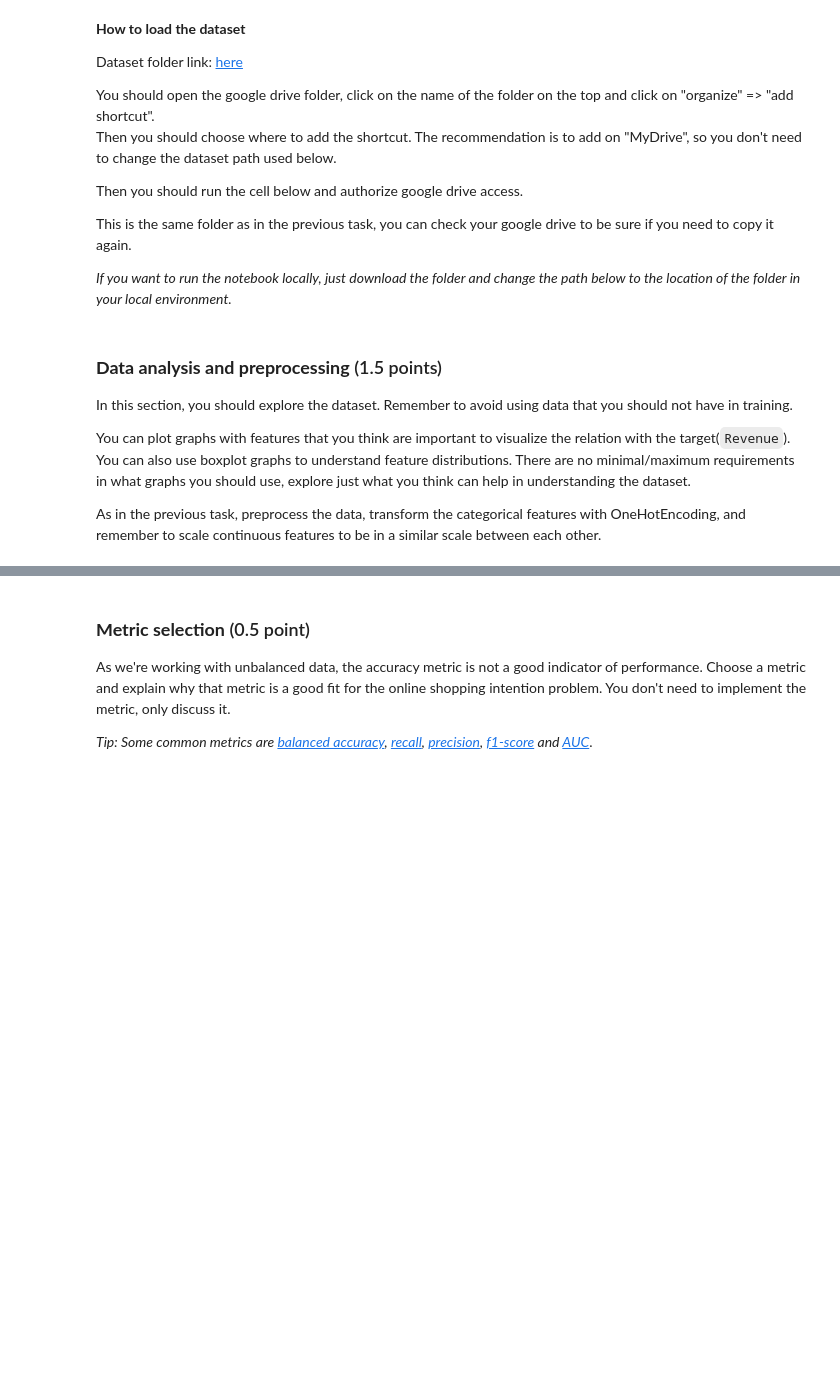
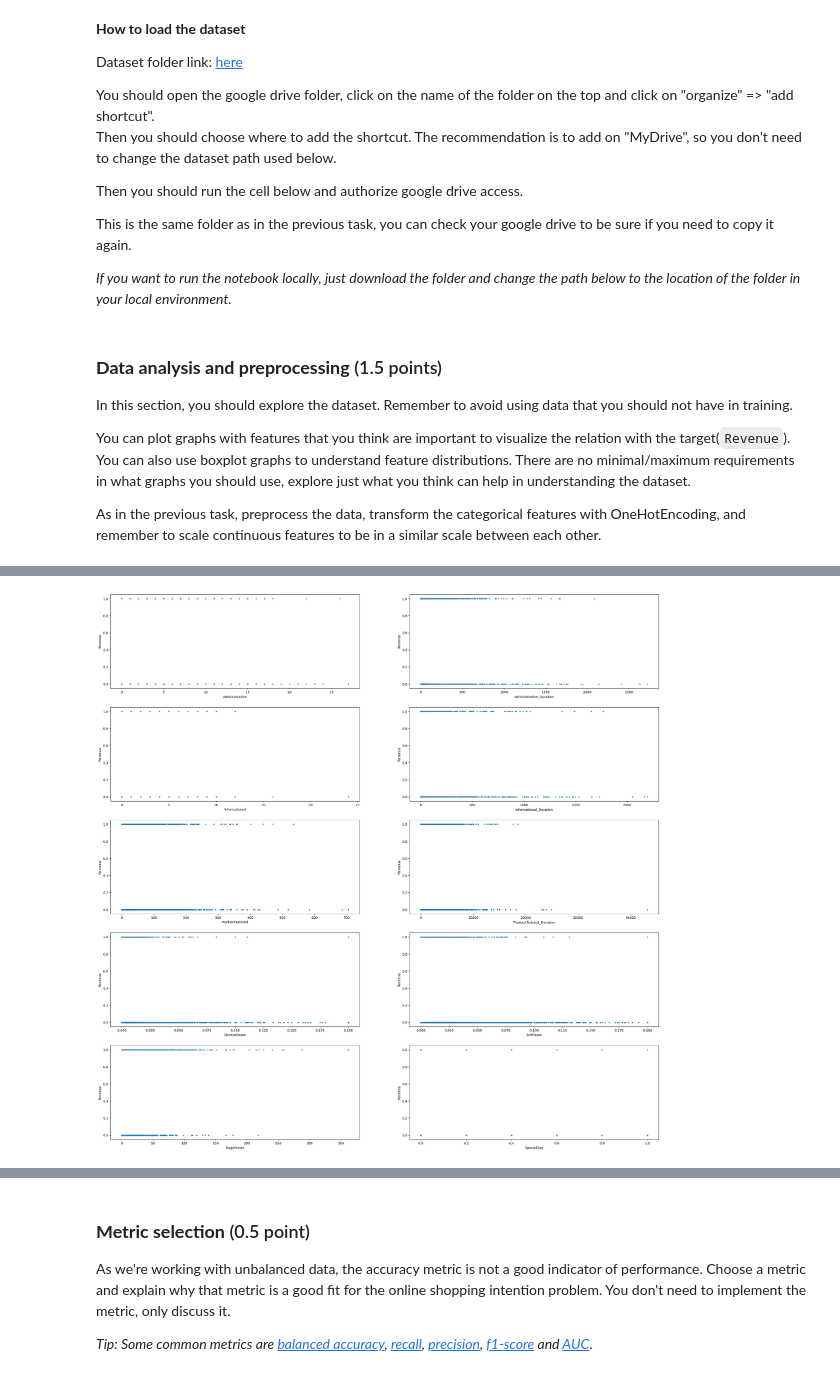
Before and after one commit to TheDeas343/MC886, a Jupyter notebook: Projects/P2/MC886_T2.ipynb, the cells around one changed output, grey strips where cells are left out. Saved outputs shown, nothing was run; the diff lists cells and outputs as text; code cells hidden in the pictures; blank space fills up the shorter version.

Commit message:
Plots básicos

```diff
--- a/Projects/P2/MC886_T2.ipynb
+++ b/Projects/P2/MC886_T2.ipynb
@@ -56,13 +56,22 @@ This is the same folder as in the previous task, you can check your google drive
 
 *If you want to run the notebook locally, just download the folder and change the path below to the location of the folder in your local environment.*
 # %%
-# link with google drive
-from google.colab import drive
+# Imports
 import pandas as pd
-drive.mount('/content/gdrive', force_remount=True)
+import matplotlib.pyplot as plt
+import numpy as np
+import seaborn as sns
+from matplotlib.pyplot import subplots
 
-# load dataset from google drive
-path = "gdrive/MyDrive/MC886 - Datasets/" + "online_shoppers_intention_mod.csv" # Change this to be the correct path if you added the dataset in a different location
+
+from sklearn.feature_selection import mutual_info_regression
+from sklearn.feature_selection import mutual_info_classif
+from sklearn.preprocessing import OrdinalEncoder
+from sklearn.model_selection import train_test_split
+from sklearn.preprocessing import StandardScaler
+from sklearn.metrics import mean_absolute_error, r2_score
+
+path = "online_shoppers_intention_mod.csv"
 df = pd.read_csv(path)
 # %% [markdown]
 ### **Data analysis and preprocessing** (1.5 points)
@@ -72,3 +81,67 @@ In this section, you should explore the dataset. Remember to avoid using data th
 You can plot graphs with features that you think are important to visualize the relation with the target(`Revenue`). You can also use boxplot graphs to understand feature distributions. There are no minimal/maximum requirements in what graphs you should use, explore just what you think can help in understanding the dataset.
 
 As in the previous task, preprocess the data, transform the categorical features with OneHotEncoding, and remember to scale continuous features to be in a similar scale between each other.
+# %%
+#Training data
+X = df.drop(columns=['Revenue'])
+#Target Variables
+y = df['Revenue']
+
+#Divisão de Variáveis de treino e teste
+X_train, X_test, y_train, y_test = train_test_split(X, y, test_size = 0.3, random_state = 42)
+
+
+#Plotando graficos de categorias qualitativas
+fig , plt = subplots(nrows=5, ncols=2, figsize=(30,30))
+
+for i in range(5):
+    for j in range(2):
+        plt[i, j].set_ylabel('Revenue')
+
+#Administrative
+plt[0,0].scatter(X_train['Administrative'],y_train, s=7)
+plt[0,0].set_xlabel('Administrative')
+
+#Administrative_duration
+plt[0,1].scatter(X_train['Administrative_Duration'],y_train, s=7)
+plt[0,1].set_xlabel('Administrative_Duration')
+
+#Informational
+plt[1,0].scatter(X_train['Informational'],y_train, s=7)
+plt[1,0].set_xlabel('Informational')
+
+#Informational
+plt[1,1].scatter(X_train['Informational_Duration'],y_train, s=7)
+plt[1,1].set_xlabel('Informational_Duration')
+
+#Product_Related
+plt[2,0].scatter(X_train['ProductRelated'],y_train, s=7)
+plt[2,0].set_xlabel('ProdutctRelated')
+
+#Product_Related_Duration
+plt[2,1].scatter(X_train['ProductRelated_Duration'],y_train, s=7)
+plt[2,1].set_xlabel('ProdutctRelated_Duration')
+
+#BounceRates
+plt[3,0].scatter(X_train['BounceRates'],y_train, s=7)
+plt[3,0].set_xlabel('BounceRates')
+
+#ExitRates
+plt[3,1].scatter(X_train['ExitRates'],y_train, s=7)
+plt[3,1].set_xlabel('ExitRates')
+
+#PageValues
+plt[4,0].scatter(X_train['PageValues'],y_train, s=7)
+plt[4,0].set_xlabel('PageValues')
+
+#SpecialDay
+plt[4,1].scatter(X_train['SpecialDay'],y_train, s=7)
+plt[4,1].set_xlabel('SpecialDay')
+
+
+
+
+#Preprocessamento Variaveis categoricas:
+#X_train = pd.get_dummies(X_train, columns=['OperatingSystems','Browser','Region','TrafficType','VisitorType','Weekend'])
+#X_test = pd.get_dummies(X_test, columns=['OperatingSystems','Browser','Region','TrafficType','VisitorType','Weekend'])
+# %% [output]
@@ -74,0 +149 @@ As in the previous task, preprocess the data, transform the categorical features
+[figure, added]
```
Also changed, not shown: parts of 7 cells of this notebook.
